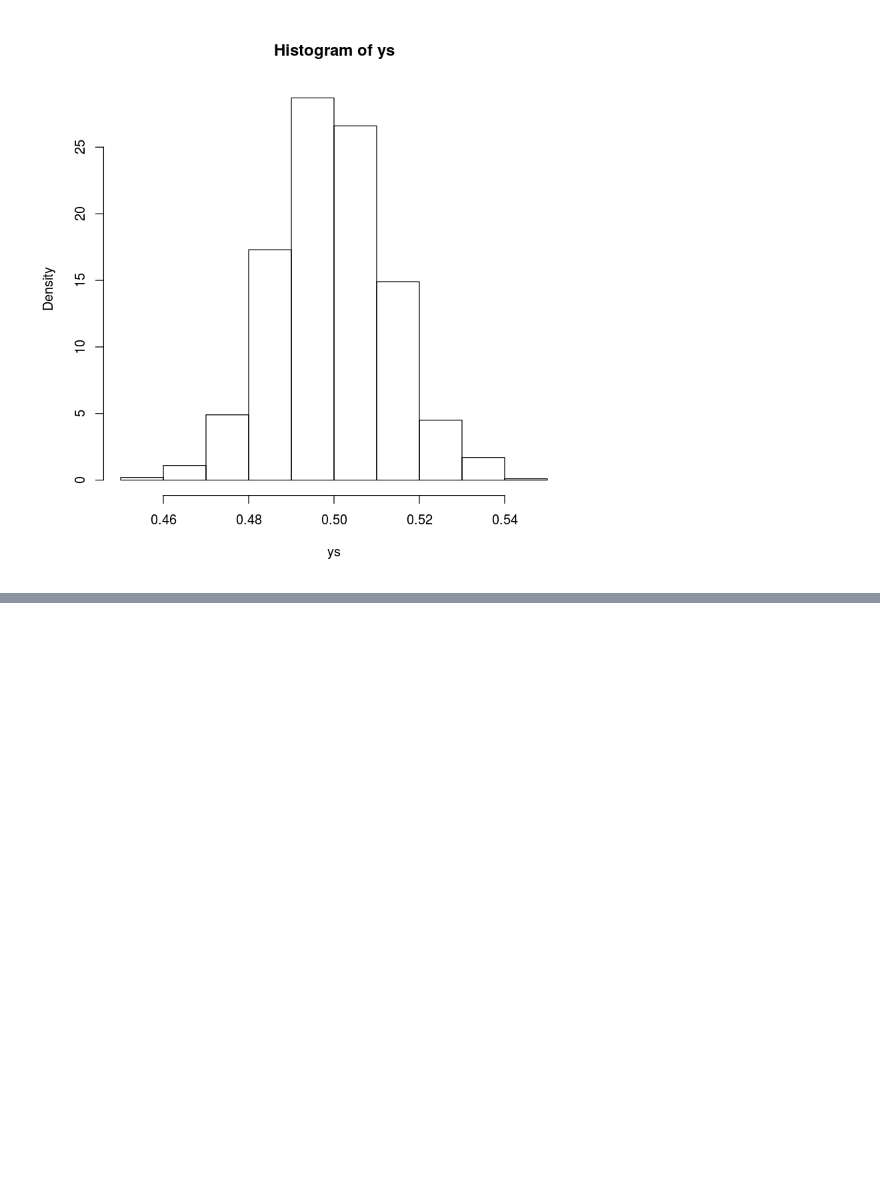
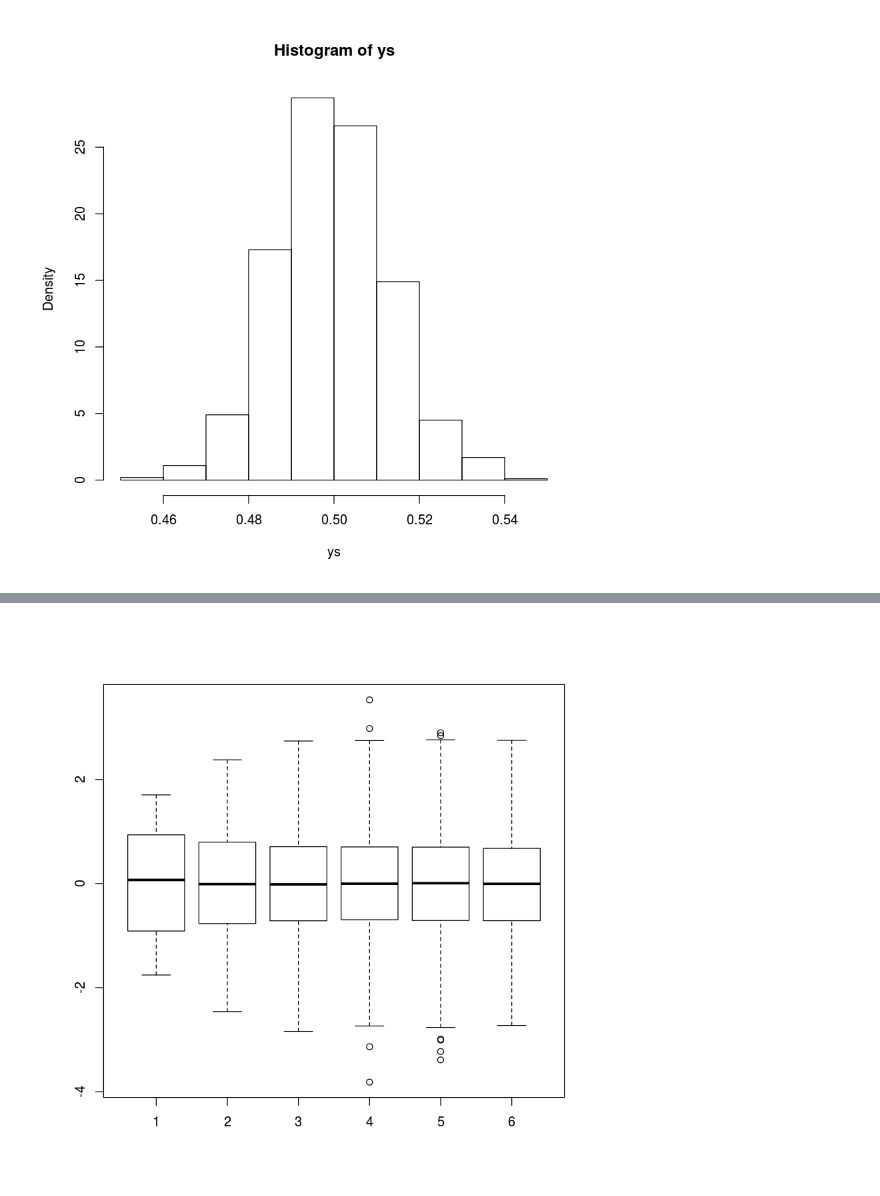
Before and after one commit to m2march/tp_final_r, a Jupyter notebook: Lista 5.ipynb, the cells around one changed output, grey strips where cells are left out. Saved outputs shown, nothing was run; the diff lists cells and outputs as text; code cells hidden in the pictures; blank space fills up the shorter version.

```diff
--- a/Lista 5.ipynb
+++ b/Lista 5.ipynb
@@ -66,0 +103,4 @@ hist(ys, freq=F)
+# %%
+boxplot(std_mean_dists)
+# %% [output]
+[figure, added]
```
Also changed, not shown: parts of 8 cells of this notebook.
